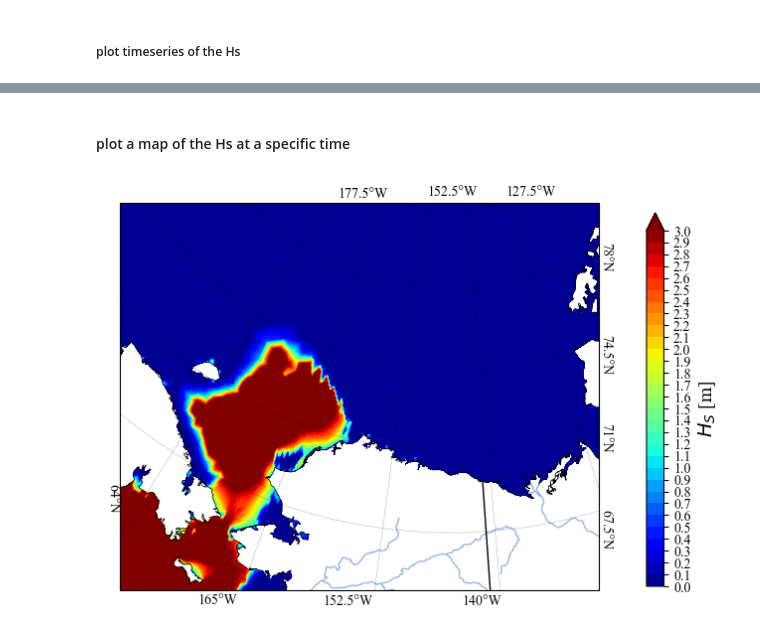
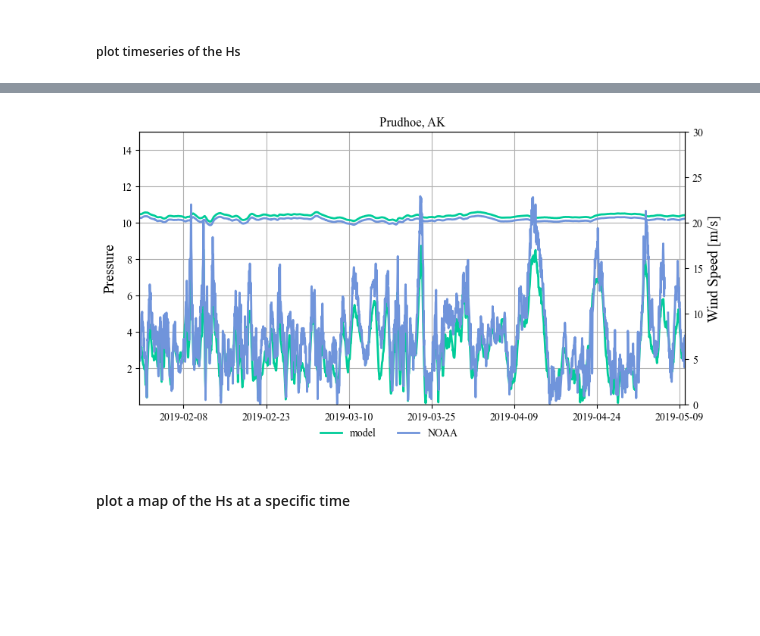
Before and after one commit to tmiesse/arctic_storm, a Jupyter notebook: storm_analysis.ipynb, the cells around one changed output, grey strips where cells are left out. Saved outputs shown, nothing was run; the diff lists cells and outputs as text; code cells hidden in the pictures; blank space fills up the shorter version.

Commit message:
updated for 2019 outputs

```diff
--- a/storm_analysis.ipynb
+++ b/storm_analysis.ipynb
@@ -120,3 +203,54 @@ plt.show()
+# %%
+ncfile = nc4.Dataset(root / 'outputs' / 'fort.71.nc')
+start = pd.to_datetime(ncfile.variables['time'].base_date)
+dt = pd.date_range(start=start,freq='6min',periods=ncfile.dimensions['time'].size)
+start,end = dt[0].strftime('%Y%m%d %H:%M'),dt[-1].strftime('%Y%m%d %H:%M')
+file = json.loads(noaa_data(start,end,station,vdatum='MSL',interval='h',product='air_pressure'))
+
+obs =np.array([float(file['data'][i]['v']) if file['data'][i]['v']!='' else np.nan for i in range(len(file['data']))])
+obs_dt = pd.to_datetime([file['data'][i]['t'] for i in range(len(file['data']))])
+
+
+
+# plot parameters to initialize the plot
+plt.rcParams["font.family"] = "Times New Roman"
+fig = plt.figure(figsize=(8,4))
+colors = ['#00cc99','#ffcc66','#99cc00']
+ax = plt.axes([0,0.,0.9,.9])
+c=0
+
+surge = obs# - pred
+model = ncfile.variables['pressure'][:,-1]
+ax.plot(dt,model,color=colors[c],label='model',linewidth=2)
+ax.plot(obs_dt,obs/100,color='#7094db',label='NOAA',linewidth=2)
+
+ncfile = nc4.Dataset(root / 'outputs' / 'fort.72.nc')
+file = json.loads(noaa_data(start,end,station,vdatum='MSL',interval='h',product='wind'))
+obs =np.array([float(file['data'][i]['s']) if file['data'][i]['s']!='' else np.nan for i in range(len(file['data']))])
+obs_dt = pd.to_datetime([file['data'][i]['t'] for i in range(len(file['data']))])
+mag = np.sqrt(ncfile.variables['windx'][:,-1]**2 + ncfile.variables['windy'][:,-1]**2)
+ax2 = ax.twinx()
+start = pd.to_datetime(ncfile.variables['time'].base_date)
+dts = pd.date_range(start=start,freq='6min',periods=ncfile.dimensions['time'].size)
+ax2.plot(dts,mag,color='#00cc99',label='model',linewidth=2)
+
+ax2.plot(obs_dt,obs,color='#7094db',label='NOAA',linewidth=2)
+
+ax.set_ylabel(r'Pressure',fontsize=14)
+ax.set_ylim([.01,15.01000001])
+ax2.set_ylabel(r'Wind Speed [m/s]',fontsize=14)
+ax2.set_ylim([0,30])
+dt1 = pd.to_datetime('2019-01-31')
+dt2 = pd.to_datetime('2019-05-10')
+ax.set_xlim([dt1,dt2])
+ax.grid(True)
+ax.legend(loc='upper right', bbox_to_anchor=(0.6, -.05),ncol=2,frameon=False,fontsize=10)
+ax.set_title('Prudhoe, AK')
+ax.xaxis.set_major_locator(plt.MaxNLocator(8))
+
+plt.show()
+# %% [output]
+[figure, added]
 # %% [markdown]
 #### plot a map of the Hs at a specific time
 # %%
@@ -137,14 +273,14 @@ ax = plt.axes([0,0.,0.975,.975],projection=proj)
 cmap = mpl.cm.get_cmap('jet')
 
 # define countorus levels and colormap
-levels = np.arange(0,3.1,0.1)
+levels = np.arange(-1.,1.,0.1)
 
 
 # plot the model data on a map
 # this is a triangular grid so we need to define the triangles
 # and we need to use tricontourf to plot the data
 triang = tri.Triangulation(x,y, triangles=ncfile.variables['element'][:,:]-1)
-Z = ncfile['swan_HS'][idx,:]
+Z = ncfile['zeta'][idx,:]
 if Z.mask.any():
     point_mask_indices = np.where(Z.mask)
     tri_mask = np.any(np.in1d(ncfile.variables['element'][:,:]-1 , \
@@ -152,13 +288,17 @@ if Z.mask.any():
     triang.set_mask(tri_mask)
 cf = ax.tricontourf(triang, Z,transform = ccrs.PlateCarree(),levels=levels, extend = 'max',cmap = cmap)
 
-
+Z = ncfile2['iceaf'][idx,:].data
+ice_level1 = [0,20,40,60,80,100]
+ice_level2 = np.arange(0.0,100.00000000,20)
+cf1 = ax.tricontour(triang, Z,transform = ccrs.PlateCarree(),levels=ice_level2,
+                            extend='max',cmap=mpl.cm.get_cmap('gist_gray'), linewidths = 1,zorder=2)#colors = '#f2f2f2'
 # map parameters to make it look nice
 ax.set_extent([lon1, lon2, lat1, lat2], crs=ccrs.PlateCarree())
 ax.coastlines(resolution='10m',linewidth=0.5)
 ax.add_feature(cart.feature.RIVERS,linestyle="-")
 ax.add_feature(cart.feature.BORDERS.with_scale("50m"),linestyle="-")
-gl = ax.gridlines(xlocs=np.arange(-190,-100,12.5),ylocs=np.arange(-90,90,3.5),
+gl = ax.gridlines(xlocs=np.arange(-190,-100,5),ylocs=np.arange(-90,90,3.5),
                             draw_labels=True,linewidth=0.3, color="black", alpha=0.5,
                             y_inline=False,linestyle="--",zorder=20)
 gl.xlabels_top = False
@@ -172,10 +312,13 @@ gl.xformatter = cart.mpl.gridliner.LONGITUDE_FORMATTER
 gl.xpadding = 8
 
 # add the colorbar
-cbar_ax = fig.add_axes([.90,.0098,0.025,0.94])
+cbar_ax = fig.add_axes([.98,.0098,0.025,0.94])
 cbar = fig.colorbar(cf,cax = cbar_ax, ticks=levels,orientation='vertical')
-cbar.set_label(label = r'$H_{S}$ [m]',fontsize =14)
+cbar.set_label(label = r'WSE [m]',fontsize =14)
+cbar_ax2 = fig.add_axes([0.,-0.075,0.97,0.02])
+cbar = mpl.colorbar.ColorbarBase(cbar_ax2, cmap=mpl.cm.get_cmap('gist_gray'), values=ice_level2,
+                                    ticks=ice_level1,orientation='horizontal')
+
+cbar.set_label(label = r'Sea Ice Concentration [0-1]',fontsize =12,labelpad=-0.1)
 
 plt.show()
-# %% [output]
-[figure, removed]
```
Also changed, not shown: parts of 14 cells of this notebook.
